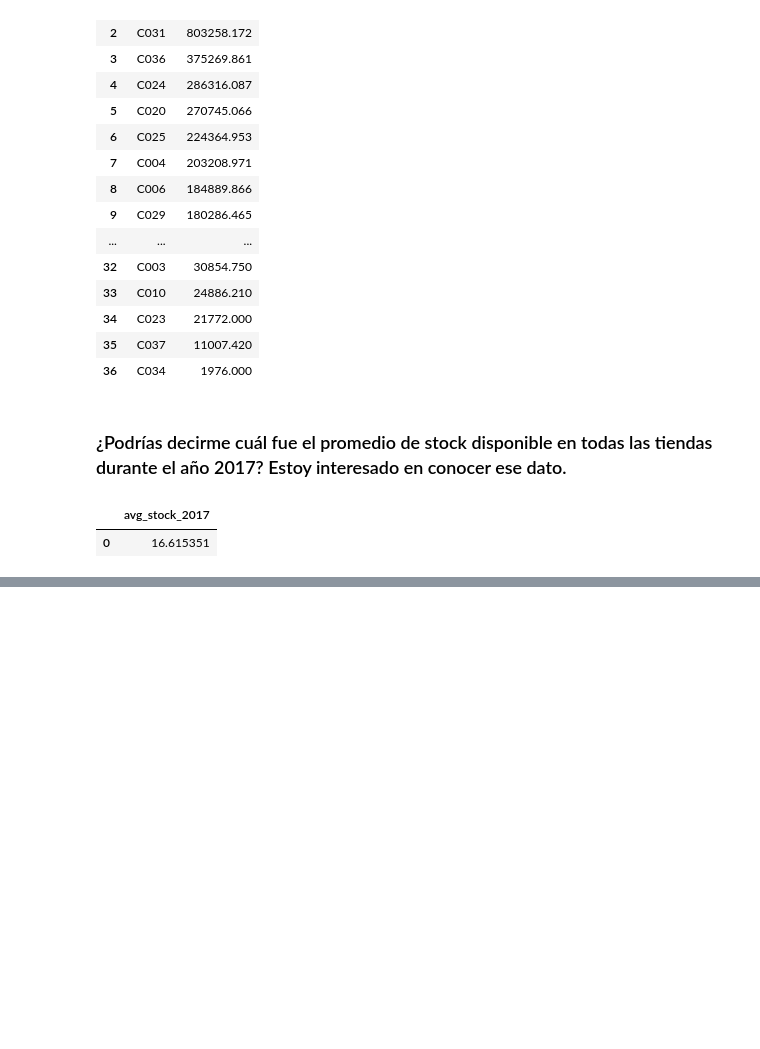
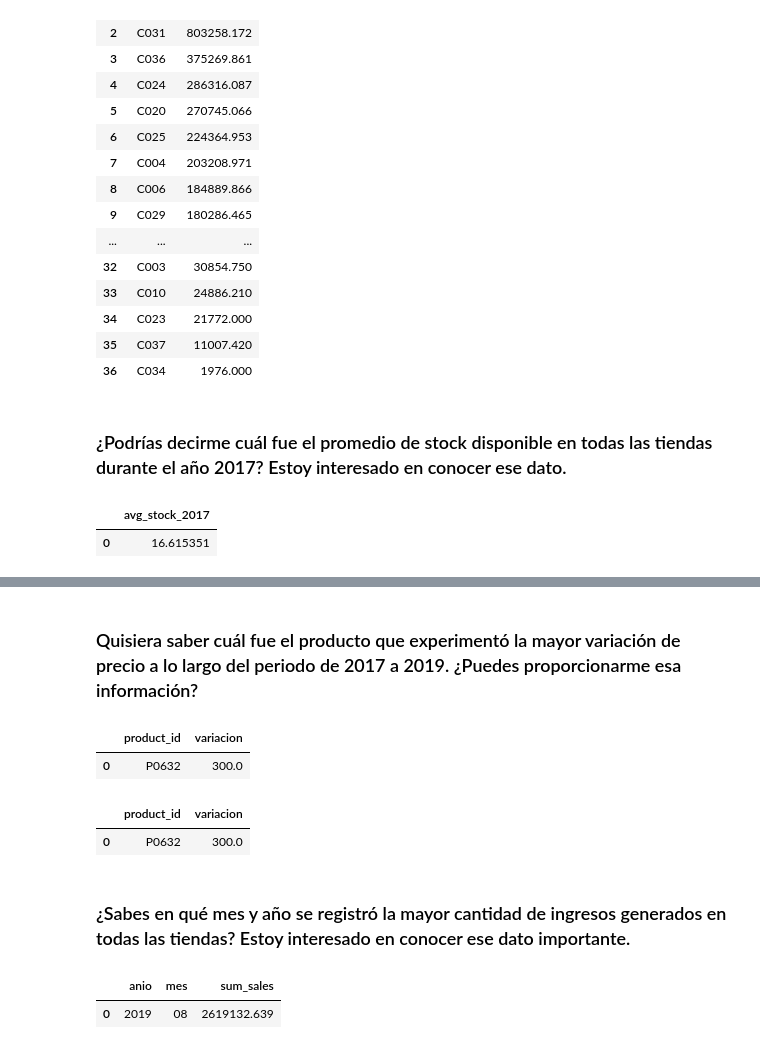
Before and after one commit to andreslunaa/onboarding-sql, a Jupyter notebook: analisis_sqlalchemy.ipynb, the cells around one changed output, grey strips where cells are left out. Cells and saved outputs as stored; diff of their text form; code cells hidden in the pictures; blank space fills up the shorter version.

```diff
--- a/analisis_sqlalchemy.ipynb
+++ b/analisis_sqlalchemy.ipynb
@@ -232,0 +350,55 @@ Me gustaría saber cuál fue el tamaño promedio de las tiendas en cada ciudad d
+# %% [markdown]
+### Quisiera saber cuál fue el producto que experimentó la mayor variación de precio a lo largo del periodo de 2017 a 2019. ¿Puedes proporcionarme esa información?
+# %%
+query = """
+    WITH precios AS(
+        SELECT product_id, MAX(price) AS max_price, MIN(price) as min_price
+        FROM sales
+        GROUP BY product_id
+    ),
+
+    temp_table AS (
+        SELECT product_id, (max_price - min_price) as variacion
+        FROM precios
+
+    )
+    SELECT *
+    FROM temp_table
+    ORDER BY variacion DESC
+"""
+result = pd.read_sql_query(query, engine)
+result.head(1)
+# %% [output]
+|  | product_id | variacion |
+| 0 | P0632 | 300.0 |
+# %%
+query = """
+    WITH precios AS(
+        SELECT product_id, (MAX(price) - MIN(price)) as variacion
+        FROM sales
+        GROUP BY product_id
+    )
+
+    SELECT *
+    FROM precios
+    ORDER BY variacion DESC
+"""
+result = pd.read_sql_query(query, engine)
+result.head(1)
+# %% [output]
+|  | product_id | variacion |
+| 0 | P0632 | 300.0 |
+# %% [markdown]
+### ¿Sabes en qué mes y año se registró la mayor cantidad de ingresos generados en todas las tiendas? Estoy interesado en conocer ese dato importante.
+# %%
+query = '''
+    SELECT anio, mes, SUM(revenue) as sum_sales
+    FROM sales
+    GROUP BY anio, mes
+    ORDER BY sum_sales DESC
+'''
+result = pd.read_sql_query(query, engine)
+result.head(1)
+# %% [output]
+|  | anio | mes | sum_sales |
+| 0 | 2019 | 08 | 2619132.639 |
```
Also changed, not shown: parts of 8 cells of this notebook.
